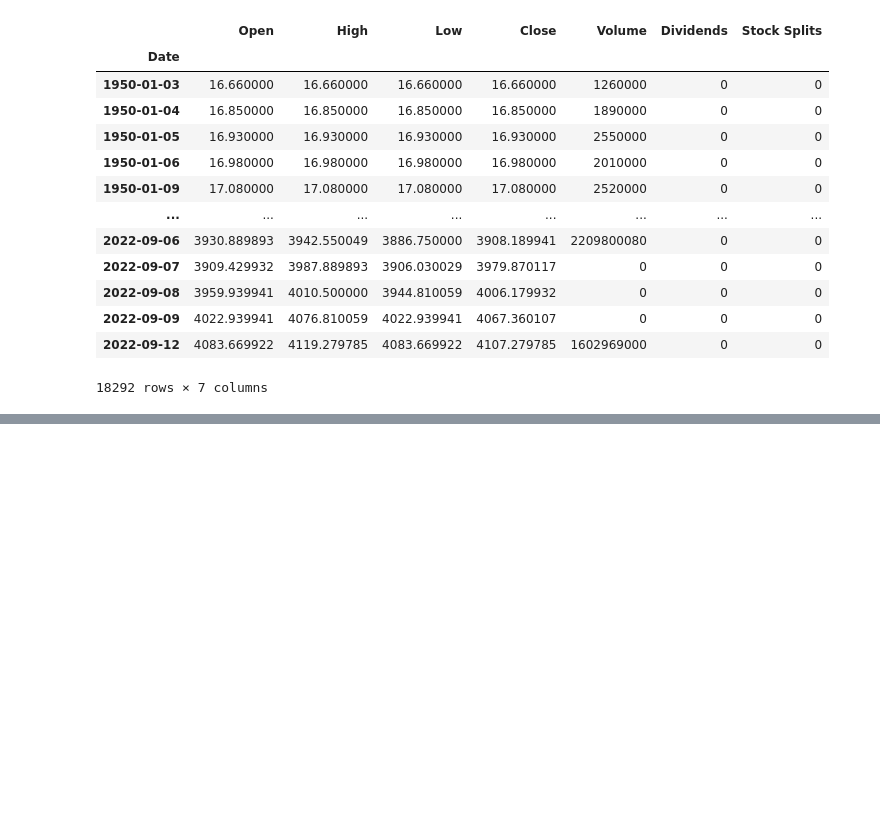
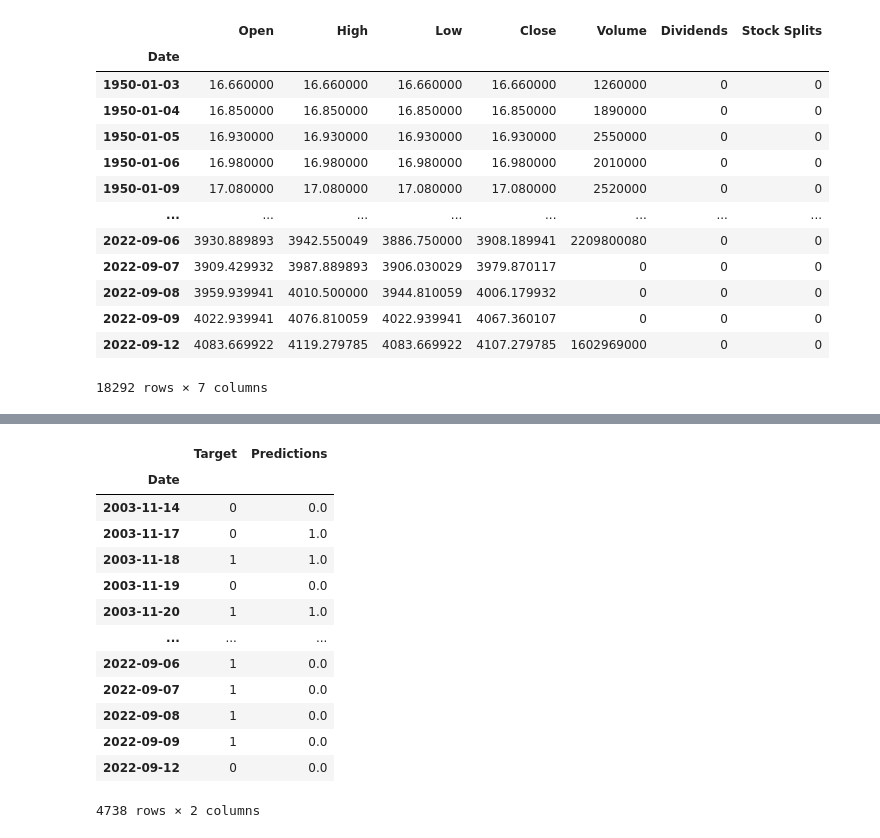
Before and after one commit to MelvinPaulsam/S-P-500-Prediction, a Jupyter notebook: Predict.ipynb, the cells around one changed output, grey strips where cells are left out. Saved outputs shown, nothing was run; the diff lists cells and outputs as text; code cells hidden in the pictures; blank space fills up the shorter version.

```diff
--- a/Predict.ipynb
+++ b/Predict.ipynb
@@ -37,0 +78,11 @@ ImportError: matplotlib is required for plotting when the default backend "matpl
+# %%
+def backtest(data, model, predictors, start=2500, step=250):
+    all_predictions = []
+
+    for i in range(start, data.shape[0], step):
+        train = data.iloc[0:i].copy()
+        test = data.iloc[i:(i+step)].copy()
+        predictions = predict(train, test, predictors, model)
+        all_predictions.append(predictions)
+
+    return pd.concat(all_predictions)
@@ -37,0 +132,31 @@ ImportError: matplotlib is required for plotting when the default backend "matpl
+# %%
+model = RandomForestClassifier(n_estimators=200, min_samples_split=50, random_state=1)
+def predict(train, test, predictors, model):
+    model.fit(train[predictors], train["Target"])
+    preds = model.predict_proba(test[predictors])[:,1]
+    preds[preds >=.6] = 1
+    preds[preds <.6] = 0
+    preds = pd.Series(preds, index=test.index, name="Predictions")
+    combined = pd.concat([test["Target"], preds], axis=1)
+    return combined
+# %%
+predictions = backtest(sp500, model, new_predictors)
+predictions["Predictions"].value_counts()
+precision_score(predictions["Target"], predictions["Predictions"])
+predictions["Target"].value_counts() / predictions.shape[0]
+predictions
+# %% [output]
+|  | Target | Predictions |
+| Date |  |  |
+| 2003-11-14 | 0 | 0.0 |
+| 2003-11-17 | 0 | 1.0 |
+| 2003-11-18 | 1 | 1.0 |
+| 2003-11-19 | 0 | 0.0 |
+| 2003-11-20 | 1 | 1.0 |
+| ... | ... | ... |
+| 2022-09-06 | 1 | 0.0 |
+| 2022-09-07 | 1 | 0.0 |
+| 2022-09-08 | 1 | 0.0 |
+| 2022-09-09 | 1 | 0.0 |
+| 2022-09-12 | 0 | 0.0 |
+4738 rows × 2 columns
```
Also changed, not shown: parts of 13 cells of this notebook.
